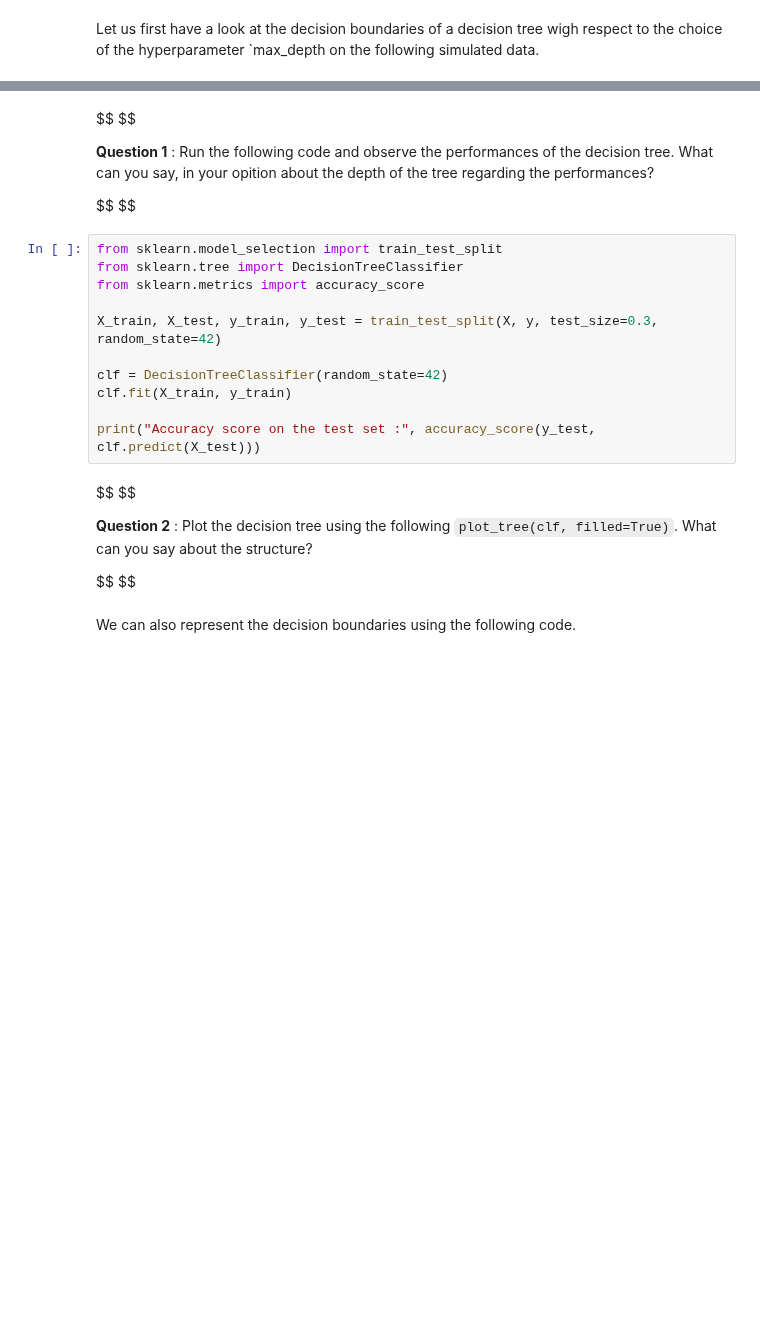
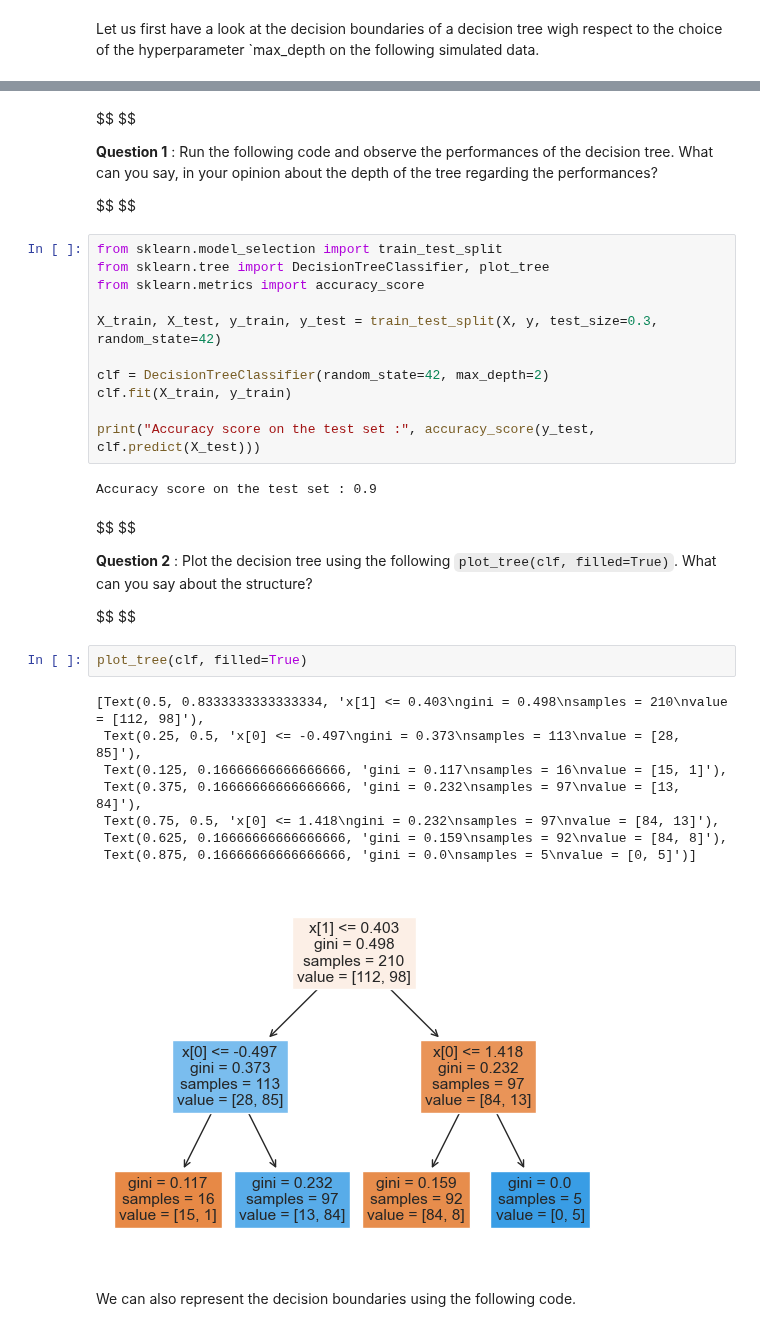
Before and after one commit to GuillaumeMetzler/GuillaumeMetzler.github.io, a Jupyter notebook: courses/contents/datascience_emlyon/DecisionTrees.ipynb, the cells around one changed output, grey strips where cells are left out. Cells and saved outputs as stored; diff of their text form; blank space fills up the shorter version.

```diff
--- a/courses/contents/datascience_emlyon/DecisionTrees.ipynb
+++ b/courses/contents/datascience_emlyon/DecisionTrees.ipynb
@@ -57,26 +62,39 @@ plt.show()
 # %% [markdown]
 $$  $$
 
-**Question 1** : Run the following code and observe the performances of the decision tree. What can you say, in your opition about the depth of the tree regarding the performances?
+**Question 1** : Run the following code and observe the performances of the decision tree. What can you say, in your opinion about the depth of the tree regarding the performances?
 
 $$  $$
 # %%
 from sklearn.model_selection import train_test_split
-from sklearn.tree import DecisionTreeClassifier
+from sklearn.tree import DecisionTreeClassifier, plot_tree
 from sklearn.metrics import accuracy_score
 
 X_train, X_test, y_train, y_test = train_test_split(X, y, test_size=0.3, random_state=42)
 
-clf = DecisionTreeClassifier(random_state=42)
+clf = DecisionTreeClassifier(random_state=42, max_depth=2)
 clf.fit(X_train, y_train)
 
 print("Accuracy score on the test set :", accuracy_score(y_test, clf.predict(X_test)))
+# %% [output]
+Accuracy score on the test set : 0.9
 # %% [markdown]
 $$ $$
 
 **Question 2** : Plot the decision tree using the following `plot_tree(clf, filled=True)`. What can you say about the structure?
 
 $$ $$
+# %%
+plot_tree(clf, filled=True)
+# %% [output]
+[Text(0.5, 0.8333333333333334, 'x[1] <= 0.403\ngini = 0.498\nsamples = 210\nvalue = [112, 98]'),
+ Text(0.25, 0.5, 'x[0] <= -0.497\ngini = 0.373\nsamples = 113\nvalue = [28, 85]'),
+ Text(0.125, 0.16666666666666666, 'gini = 0.117\nsamples = 16\nvalue = [15, 1]'),
+ Text(0.375, 0.16666666666666666, 'gini = 0.232\nsamples = 97\nvalue = [13, 84]'),
+ Text(0.75, 0.5, 'x[0] <= 1.418\ngini = 0.232\nsamples = 97\nvalue = [84, 13]'),
+ Text(0.625, 0.16666666666666666, 'gini = 0.159\nsamples = 92\nvalue = [84, 8]'),
+ Text(0.875, 0.16666666666666666, 'gini = 0.0\nsamples = 5\nvalue = [0, 5]')]
+[figure, added]
 # %% [markdown]
 We can also represent the decision boundaries using the following code.
 # %%
```
Also changed, not shown: parts of 21 cells of this notebook, 6 other files.
